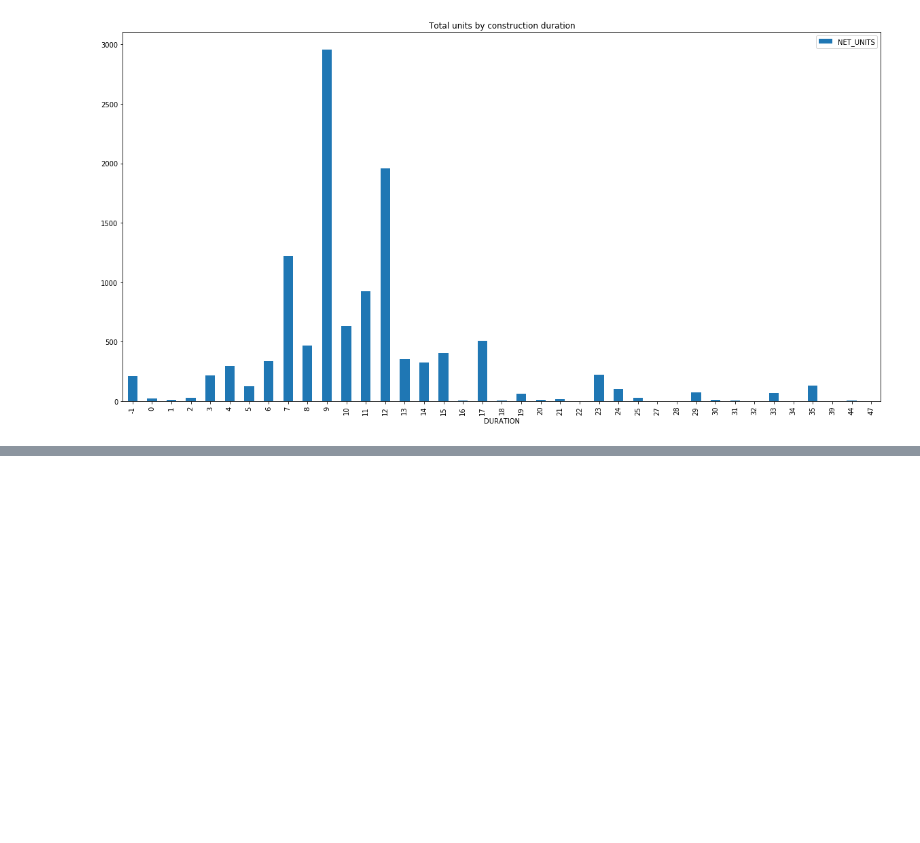
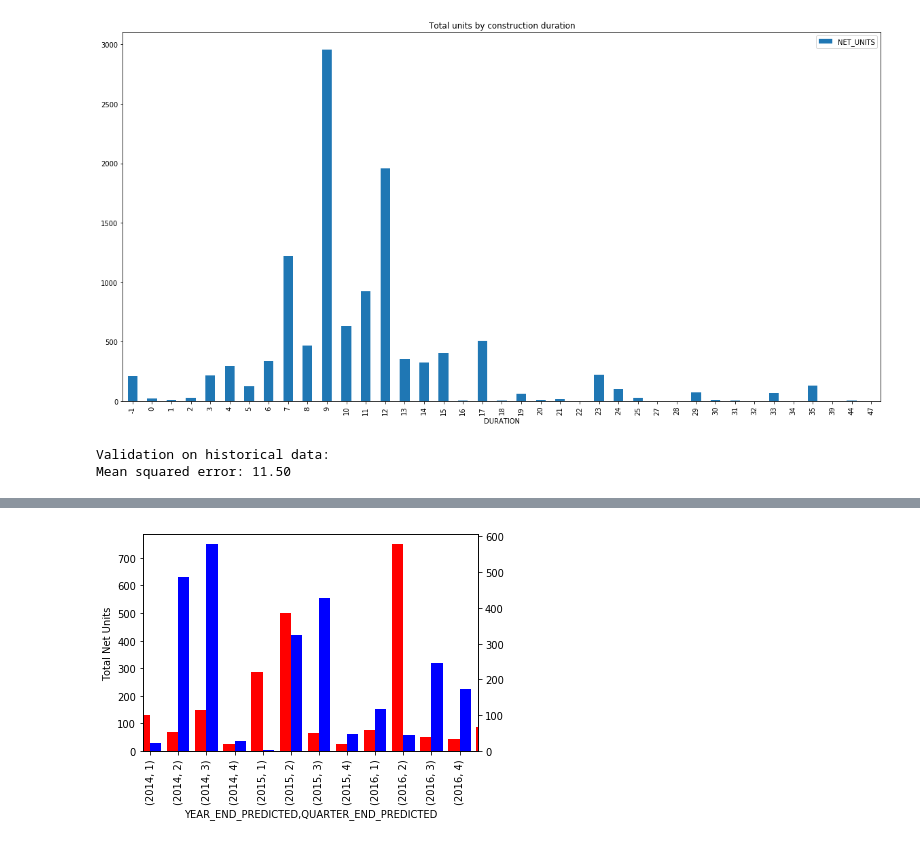
Before and after one commit to openland/statecraft-projects, a Jupyter notebook: housing_pipeline.ipynb, the cells around one changed output, grey strips where cells are left out. Drawn from its saved outputs; the diff is of its cells as text; code cells hidden in the pictures; blank space fills up the shorter version.

```diff
--- a/housing_pipeline.ipynb
+++ b/housing_pipeline.ipynb
@@ -240,0 +241,7 @@ def predict_with_model(model):
+# %%
+model = train(MLPClassifier(hidden_layer_sizes=(60), random_state=1))
+#print('Coefficients: \n', model.coef_)
+validate(model)
+# %% [output]
+Validation on historical data:
+Mean squared error: 11.50
@@ -240,0 +265 @@ def predict_with_model(model):
+[figure, added]
```
Also changed, not shown: parts of 9 cells of this notebook, 2 other files.
